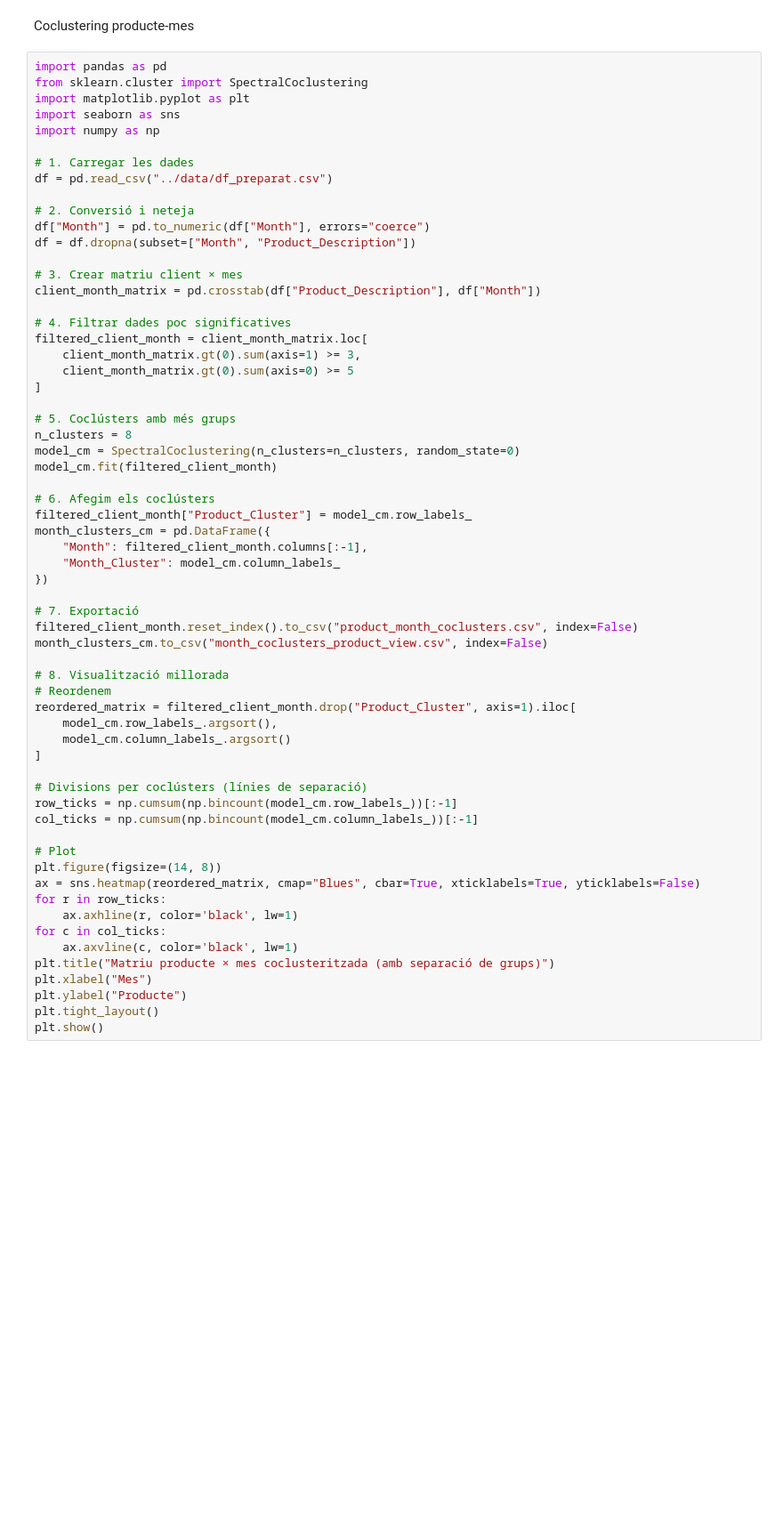
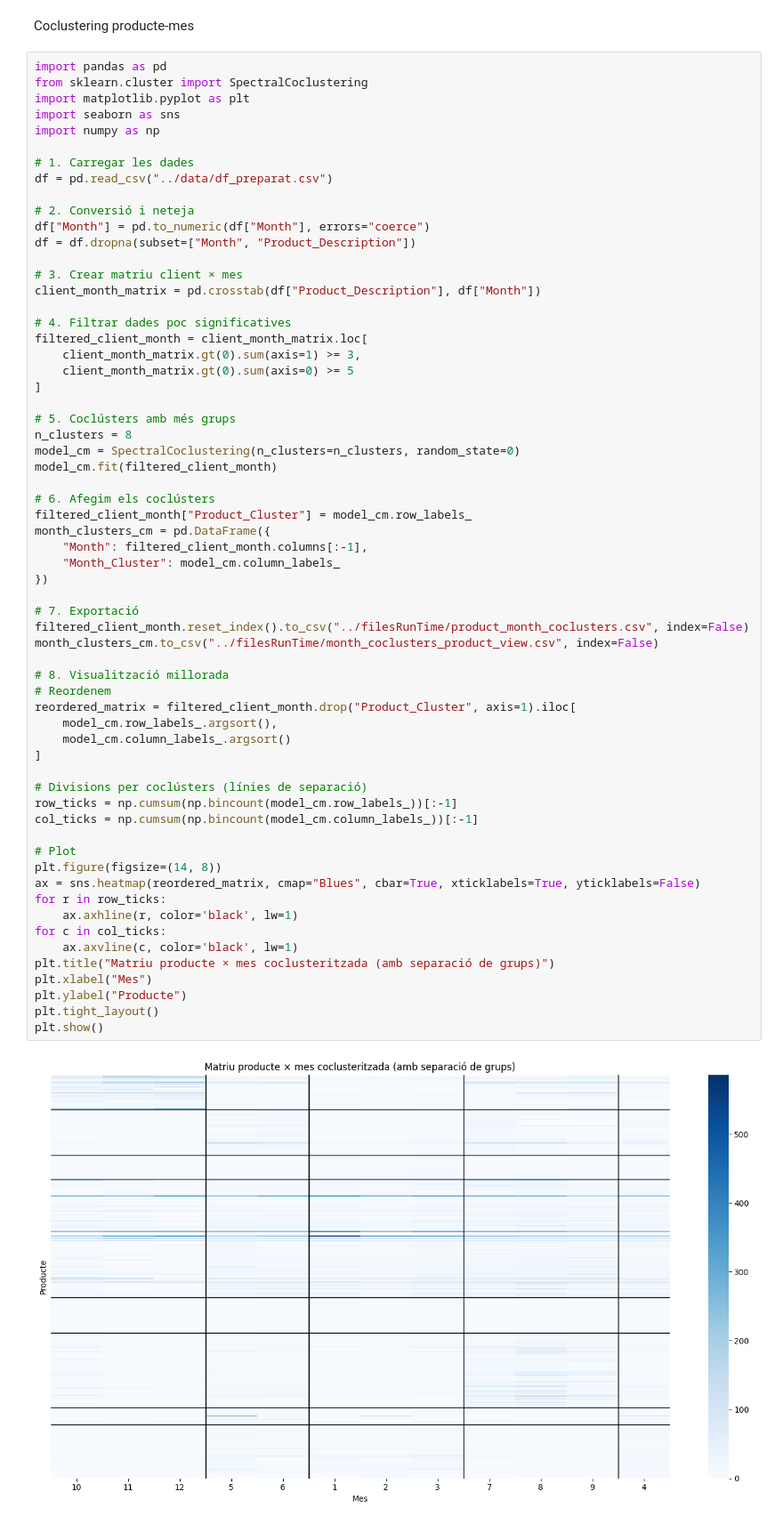
Before and after one commit to davidvilajosana/TFG_Product-Client-Relation, a Jupyter notebook: notebooks/anex.ipynb, the cells around one changed output. Shown at 89% size. Saved outputs shown, nothing was run; the diff lists cells and outputs as text; blank space fills up the shorter version.

```diff
--- a/notebooks/anex.ipynb
+++ b/notebooks/anex.ipynb
@@ -437,32 +211,34 @@ filtered_client_month["Product_Cluster"] = model_cm.row_labels_
 month_clusters_cm = pd.DataFrame({
     "Month": filtered_client_month.columns[:-1],
     "Month_Cluster": model_cm.column_labels_
 })
 
 # 7. Exportació
-filtered_client_month.reset_index().to_csv("product_month_coclusters.csv", index=False)
-month_clusters_cm.to_csv("month_coclusters_product_view.csv", index=False)
+filtered_client_month.reset_index().to_csv("../filesRunTime/product_month_coclusters.csv", index=False)
+month_clusters_cm.to_csv("../filesRunTime/month_coclusters_product_view.csv", index=False)
 
 # 8. Visualització millorada
 # Reordenem
 reordered_matrix = filtered_client_month.drop("Product_Cluster", axis=1).iloc[
     model_cm.row_labels_.argsort(),
     model_cm.column_labels_.argsort()
 ]
 
 # Divisions per coclústers (línies de separació)
 row_ticks = np.cumsum(np.bincount(model_cm.row_labels_))[:-1]
 col_ticks = np.cumsum(np.bincount(model_cm.column_labels_))[:-1]
 
 # Plot
 plt.figure(figsize=(14, 8))
 ax = sns.heatmap(reordered_matrix, cmap="Blues", cbar=True, xticklabels=True, yticklabels=False)
 for r in row_ticks:
     ax.axhline(r, color='black', lw=1)
 for c in col_ticks:
     ax.axvline(c, color='black', lw=1)
 plt.title("Matriu producte × mes coclusteritzada (amb separació de grups)")
 plt.xlabel("Mes")
 plt.ylabel("Producte")
 plt.tight_layout()
 plt.show()
+# %% [output]
+[figure, added]
```
Also changed, not shown: parts of 19 cells of this notebook, 8 other files.
